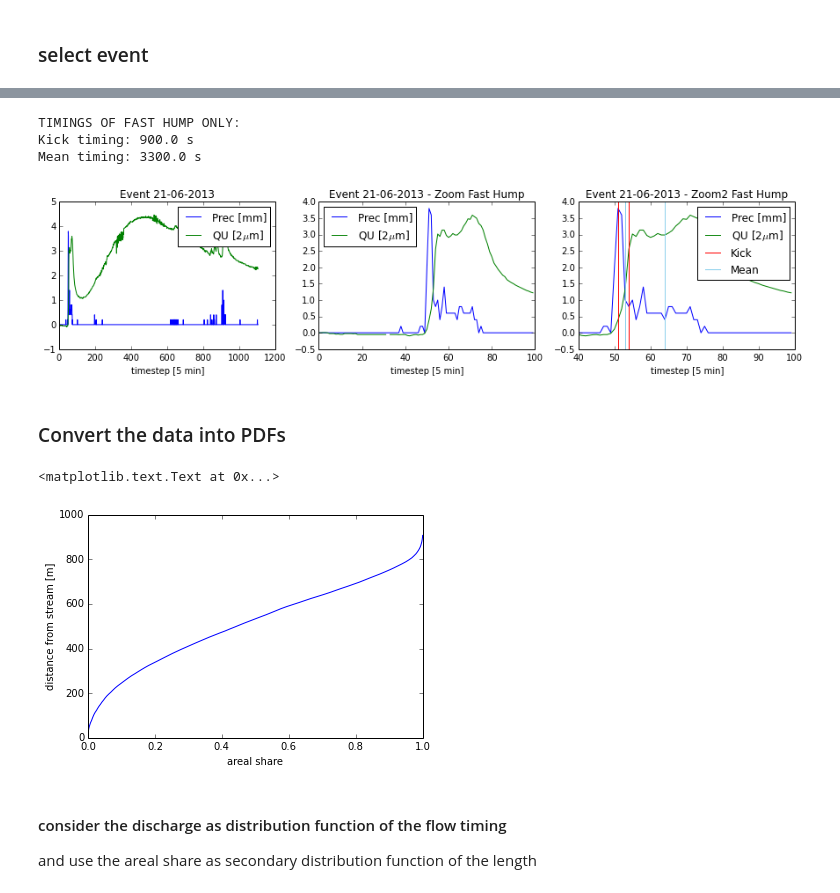
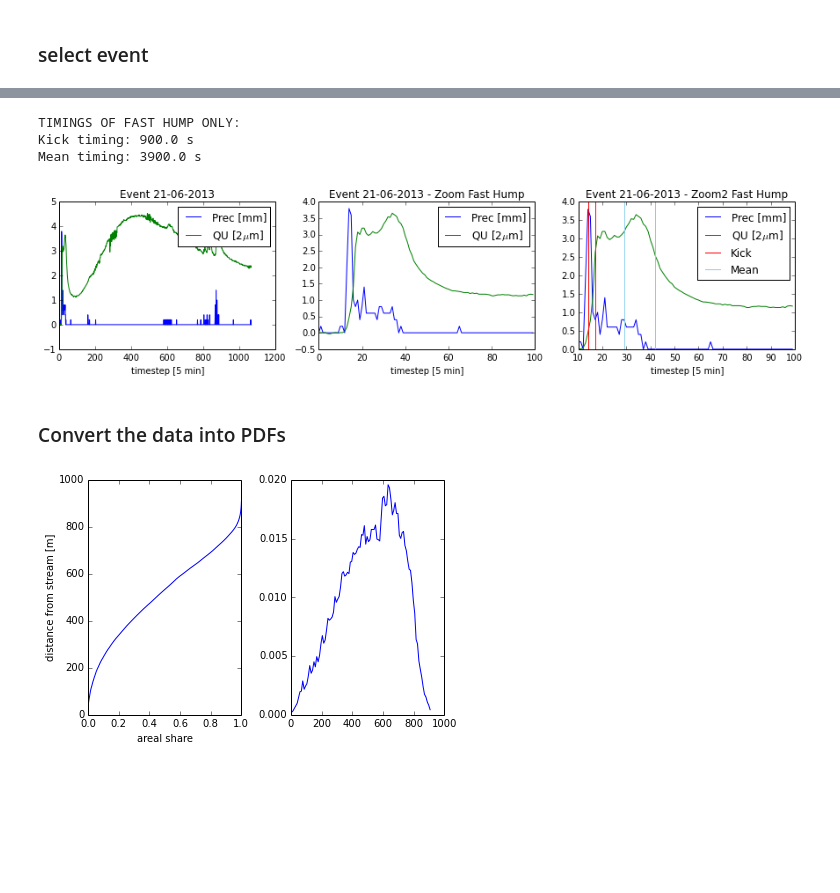
Before and after one commit to cojacoo/caos_py, a Jupyter notebook: Catchment_Response_Holtzbach.ipynb, the cells around one changed output, grey strips where cells are left out. Cells and saved outputs as stored; diff of their text form; code cells hidden in the pictures; blank space fills up the shorter version.

```diff
--- a/Catchment_Response_Holtzbach.ipynb
+++ b/Catchment_Response_Holtzbach.ipynb
@@ -12,9 +12,9 @@ import numpy as np
 ### Read data and prepare data frame
 # %%
 #read data
-QU=pd.read_csv('../../../caos/DATA/Colpach/S_U/S_U_CTDY_old.dat',delimiter='\t',index_col='TIMESTAMP',na_values='NaN')
-QR=pd.read_csv('../../../caos/DATA/Colpach/S_R/S_R_CTD.dat',delimiter='\t',index_col='TIMESTAMP',na_values='NaN')
-Prec=pd.read_csv('../../../caos/DATA/Colpach/S_I/S_I_rain.dat',delimiter='\t',index_col='TIMESTAMP',na_values='NaN')
+QU=pd.read_csv('../../caos/DATA/Colpach/S_U/S_U_CTDY_old.dat',delimiter='\t',index_col='TIMESTAMP',na_values='NaN')
+QR=pd.read_csv('../../caos/DATA/Colpach/S_R/S_R_CTD.dat',delimiter='\t',index_col='TIMESTAMP',na_values='NaN')
+Prec=pd.read_csv('../../caos/DATA/Colpach/S_I/S_I_rain.dat',delimiter='\t',index_col='TIMESTAMP',na_values='NaN')
 QU = QU.set_index(pd.DatetimeIndex(QU.index))
 QR = QR.set_index(pd.DatetimeIndex(QR.index))
 Prec = Prec.set_index(pd.DatetimeIndex(Prec.index))
@@ -48,7 +45,7 @@ holtzbach['QRmm']*=420./92475.55     # *60*5/Area_R [mm/5min]
 # %% [markdown]
 ### select event
 # %%
-samplet='2013-06-20 15:25:00'
+samplet='2013-06-20 18:30:00'
 start_t=np.where(holtzbach.index==pd.Timestamp(samplet))[0][0]
 samplet='2013-06-24 11:25:00'
 end_t=np.where(holtzbach.index==pd.Timestamp(samplet))[0][0]
@@ -72,51 +65,51 @@ plot(hevent0.QUmm*500.,label='QU [2$\mu$m]')
 xlabel('timestep [5 min]')
 legend()
 title('Event 21-06-2013')
 subplot(132)
 plot(hevent0.Prec[:100],label='Prec [mm]')
 plot(hevent0.QUmm[:100]*500.,label='QU [2$\mu$m]')
 xlabel('timestep [5 min]')
-legend(loc=2)
+legend(loc=1)
 title('Event 21-06-2013 - Zoom Fast Hump')
 
 rainkick=np.where(hevent0.Prec[:100]==np.max(hevent0.Prec[:100]))[0][0]
 rainmean=np.where(np.cumsum(hevent0.Prec[:100])>np.mean(np.cumsum(hevent0.Prec[:100])))[0][0]
 
 Qmean=np.where(np.cumsum(hevent0.QUmm[:100])>np.mean(np.cumsum(hevent0.QUmm[:100])))[0][0]
-Qkick=np.argmax(np.diff(hevent0.QUmm[40:100]))+40
+Qkick=np.argmax(np.diff(hevent0.QUmm[10:100]))+10
 
 subplot(133)
-plot(range(40,100),hevent0.Prec[40:100],label='Prec [mm]')
-plot(range(40,100),hevent0.QUmm[40:100]*500.,label='QU [2$\mu$m]')
+plot(range(10,100),hevent0.Prec[10:100],label='Prec [mm]')
+plot(range(10,100),hevent0.QUmm[10:100]*500.,label='QU [2$\mu$m]')
 axvline(rainkick,c='r',label='Kick')
 axvline(Qkick+1,c='r')
 axvline(rainmean,c='skyblue',label='Mean')
 axvline(Qmean,c='skyblue')
 xlabel('timestep [5 min]')
 legend(loc=1)
 title('Event 21-06-2013 - Zoom2 Fast Hump')
 
 print 'TIMINGS OF FAST HUMP ONLY:'
 print 'Kick timing:', (Qkick+1-rainkick)*5.*60.,'s'
 print 'Mean timing:', (Qmean-rainmean)*5.*60.,'s'
 print ''
 # %% [output]
 TIMINGS OF FAST HUMP ONLY:
 Kick timing: 900.0 s
-Mean timing: 3300.0 s
+Mean timing: 3900.0 s
-[figure, old version]
+[figure, new version]
 # %% [markdown]
 ### Convert the data into PDFs
 # %%
 #get the distribution of distances from stream in U catchment
-Udist2stream=pd.read_csv('../U_dist2stream.txt',delimiter=' ')
+Udist2stream=pd.read_csv('U_dist2stream.txt',delimiter=' ')
+subplot(121)
 plot(cumsum(Udist2stream.area)/sum(Udist2stream.area),Udist2stream[['V1','V2']].mean(axis=1))
 #plot(Udist2stream.area,Udist2stream[['V1','V2']].mean(axis=1))
 xlabel("areal share")
 ylabel('distance from stream [m]')
+subplot(122)
+plot(Udist2stream[['V1','V2']].mean(axis=1),Udist2stream.area/np.sum(Udist2stream.area))
+tight_layout()
 # %% [output]
-<matplotlib.text.Text at 0x...>
-[figure, old version]
+[figure, new version]
-# %% [markdown]
-#### consider the discharge as distribution function of the flow timing
-and use the areal share as secondary distribution function of the length
```
Also changed, not shown: parts of 18 cells of this notebook.
